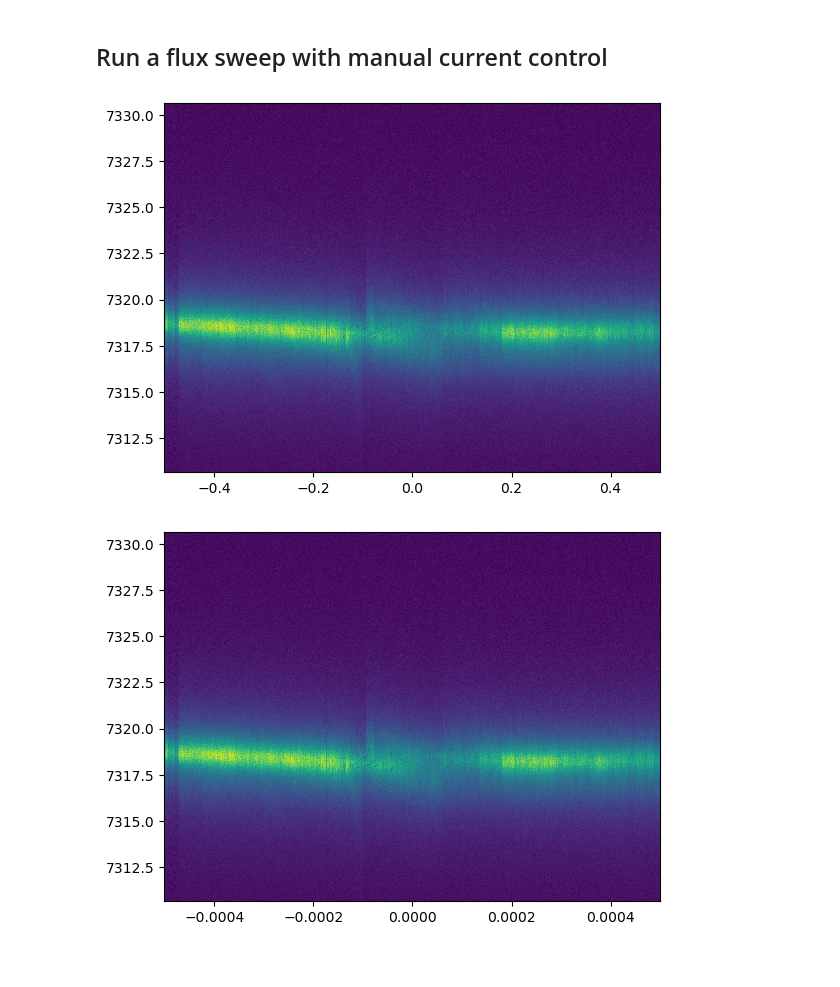
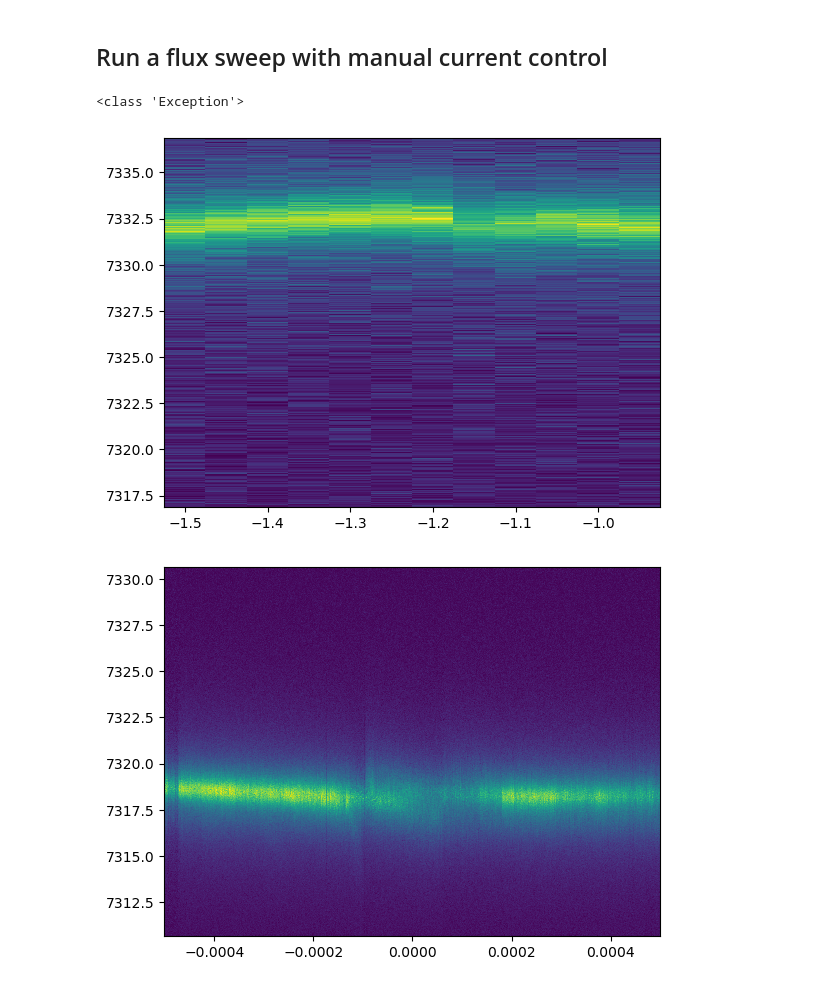
Before and after one commit to jevillegasd/QCharacterization, a Jupyter notebook: E5 resonator_fluxsweep.ipynb, the cells around one changed output. Cells and saved outputs as stored; diff of their text form; code cells hidden in the pictures.

```diff
--- a/E5 resonator_fluxsweep.ipynb
+++ b/E5 resonator_fluxsweep.ipynb
@@ -36,10 +83,10 @@ params['test_date'] = datetime.today().strftime('%Y%m%d_%H%M')
 params['test_type'] = 'fluxsweep'
 params['qubit_name'] = 'S5_FRAN_2Q_res'
 params['qubit_power'] = 0
-params['vna_power'] = -55
-params['center_freq'] = 7318655555.57 #Hz
-params['twpa_power'] = -2.73
-params['twpa_frequency'] = 7098.0
+params['vna_power'] = -50
+params['center_freq'] =  7326784990.57 #Hz
+#params['twpa_power'] = -2.73
+#params['twpa_frequency'] = 7098.0
 params['span_freq'] = 20
 params['flux_curr'] = 0
 params['temp'] = 15.3
@@ -53,9 +100,9 @@ data_format = 'MA'
 npoints = 1001
 # %%
 # Get low power pectrum
-twpa.start_rf()
-freqs, mag,phase = meas_spectrum(vna, f_c = params['center_freq'], f_span = 30, power = -55, sleep_t = 5, npoints = 1000, data_format = 'MA')
-twpa.stop_rf()
+#twpa.start_rf()
+freqs, mag,phase = meas_spectrum(vna, f_c = params['center_freq'], f_span = 20, power = -55, sleep_t = 5, npoints = 1000, data_format = 'MA')
+#twpa.stop_rf()
 
 #Caculate the quality factor
 f_c, Qf,_ = Q(freqs,mag, True)
@@ -72,9 +121,9 @@ ValueError: `ydata` must not be empty!
 # %%
 # Setup the sweep parameters
 
-initial_current = -0.5e-3
-final_current = 0.5e-3
-step_current = 0.001e-3
+initial_current = -1.5e-3
+final_current = -0.9e-3
+step_current = 0.05e-3
 
 vna.set_sweep_npoints(npoints)
 current_array = np.arange(initial_current,final_current,step_current)
@@ -99,50 +148,52 @@ vna.set_data_format('MA')
 sleep(0.5)
 
 freqs, mag, phase = meas_spectrum(vna,
-                                  f_c=params['center_freq']+2e6,
+                                  f_c=params['center_freq']+0.1e6,
                                   f_span = params['span_freq'],
                                   power = params['vna_power'],
                                   npoints=npoints,
                                   sleep_t = 0.1,
                                   avg_count = 30)
+# %% [output]
+<class 'Exception'>
 # %%
 # run sweep
 
 vna.start_rf()
-twpa.start_rf()
+#twpa.start_rf()
 sleep(1)
 
 delay = 5
 voltage = smu.sense.function("voltage")
 
 try:
     for idx,curr in enumerate(current_array):
         clear_output(wait=True)
 
         #Update Flux Current
         smu.source.current(curr)
 
         with (smu.output_enabled.set_to(True), run(vna)):
             voltage = smu.sense.voltage()
             sleep(delay)
             mag, phase =  vna.get_data()
 
         mags[idx] = mag
         phases[idx] = phase
 
         plt.pcolor(current_array*1e3,freqs*1e-6,mags.T)
         plt.show()
 except:
     raise
     #print("Stopped")
 finally:
-    twpa.stop_rf()
+    #twpa.stop_rf()
     vna.stop_rf()
     smu.output_enabled.set_to(False)
 
 Z = toComplex(mags,phases)
 # %% [output]
-[figure, old version]
+[figure, new version]
 # %%
 plt.pcolor(current_array,freqs*1e-6,mags.T)
 plt.show()
```
Also changed, not shown: parts of 6 cells of this notebook, 6 other files.
